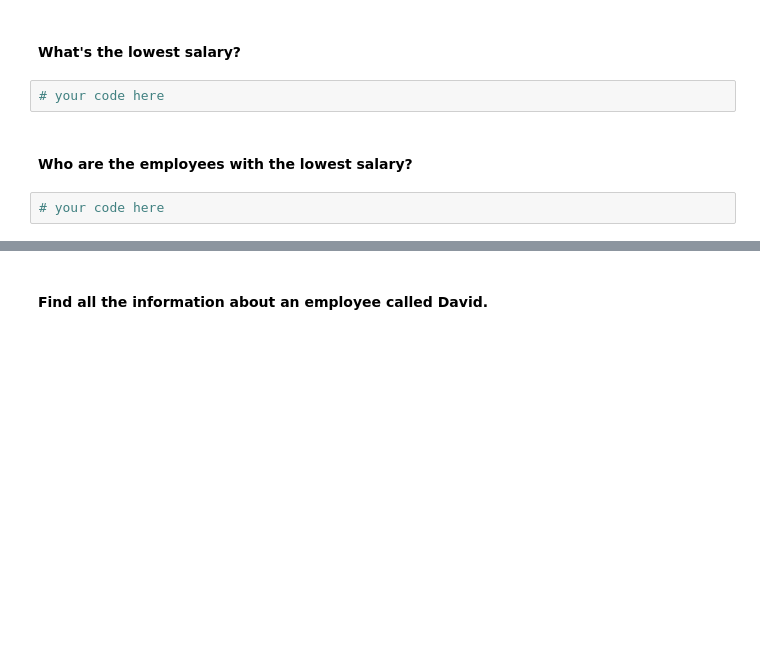
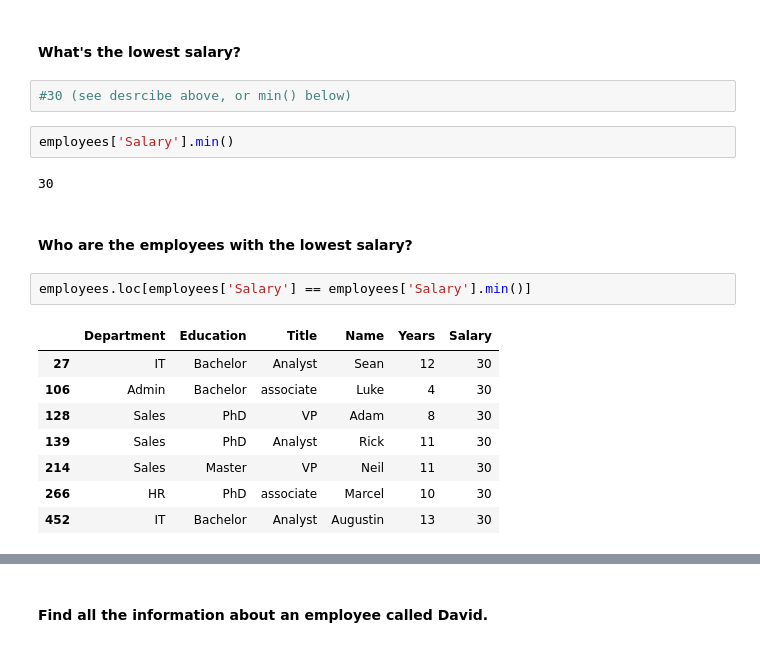
Before and after one commit to matthieubaillard/DAFT_0410, a Jupyter notebook: module_2/Lab_10_Subsetting-and-Descriptive-Statistics/main.ipynb, the cells around one changed output, grey strips where cells are left out. Drawn from its saved outputs; the diff is of its cells as text; blank space fills up the shorter version.

```diff
--- a/module_2/Lab_10_Subsetting-and-Descriptive-Statistics/main.ipynb
+++ b/module_2/Lab_10_Subsetting-and-Descriptive-Statistics/main.ipynb
@@ -139,8 +187,21 @@ your comments here
 # %% [markdown]
 #### What's the lowest salary?
-# %%
-# your code here
+# %%
+#30 (see desrcibe above, or min() below)
+# %%
+employees['Salary'].min()
+# %% [output]
+30
 # %% [markdown]
 #### Who are the employees with the lowest salary?
-# %%
-# your code here
+# %%
+employees.loc[employees['Salary'] == employees['Salary'].min()]
+# %% [output]
+|  | Department | Education | Title | Name | Years | Salary |
+| 27 | IT | Bachelor | Analyst | Sean | 12 | 30 |
+| 106 | Admin | Bachelor | associate | Luke | 4 | 30 |
+| 128 | Sales | PhD | VP | Adam | 8 | 30 |
+| 139 | Sales | PhD | Analyst | Rick | 11 | 30 |
+| 214 | Sales | Master | VP | Neil | 11 | 30 |
+| 266 | HR | PhD | associate | Marcel | 10 | 30 |
+| 452 | IT | Bachelor | Analyst | Augustin | 13 | 30 |
```
Also changed, not shown: parts of 40 cells of this notebook.
